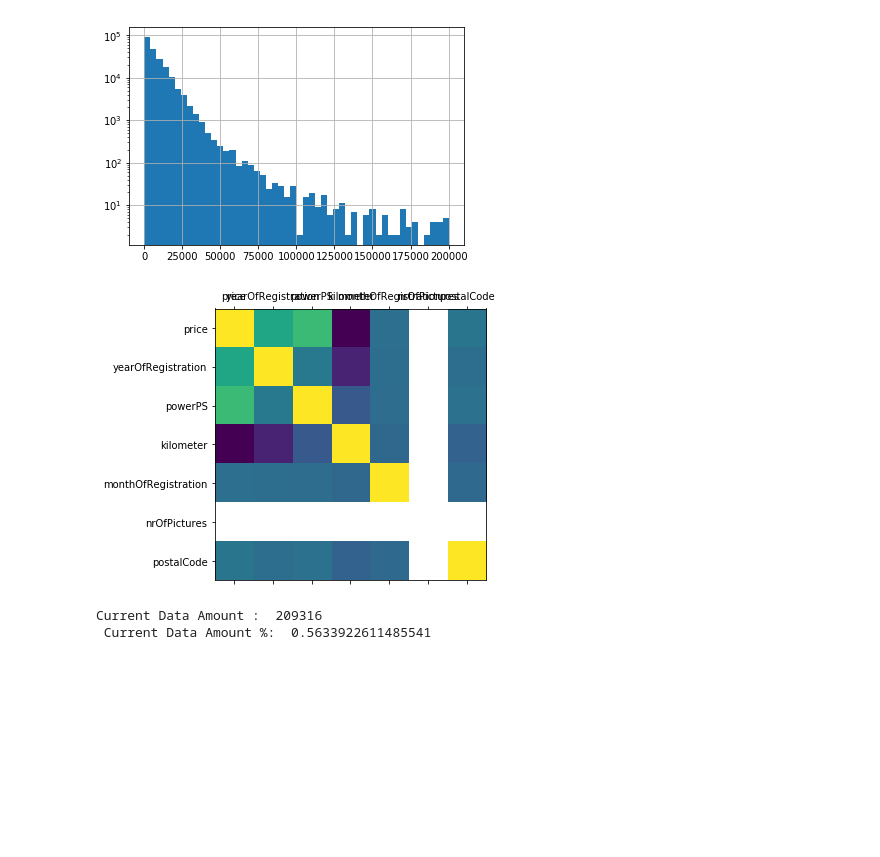
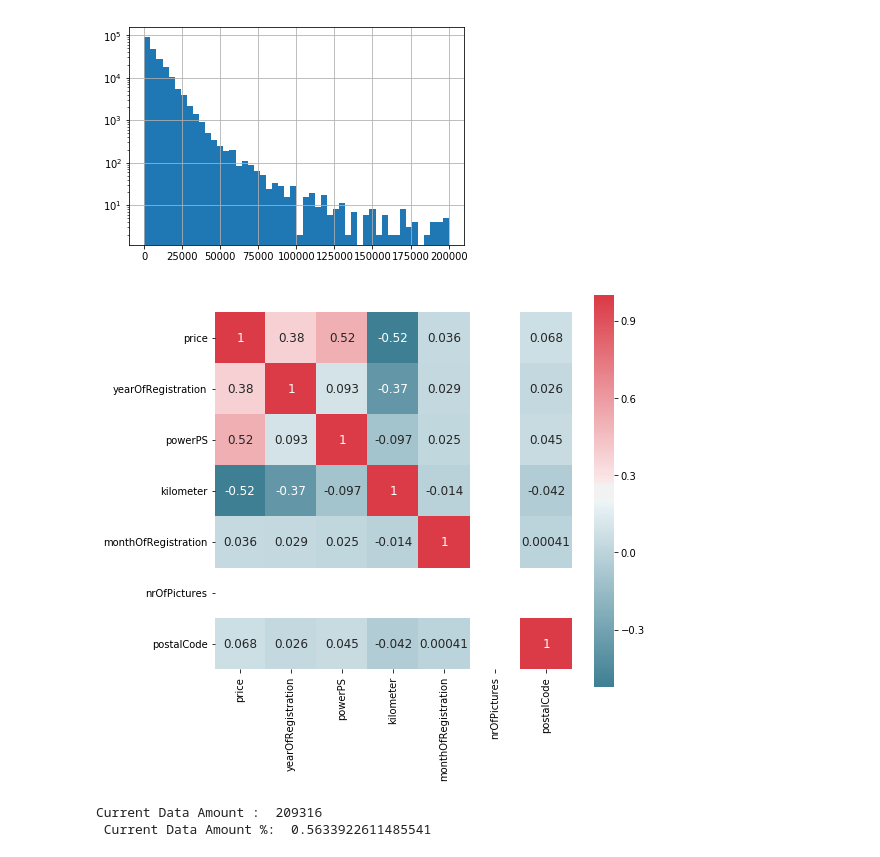
Before and after one commit to koper921/used-car-price, a Jupyter notebook: used_car_starting_kit.ipynb, the cells around one changed output. Cells and saved outputs as stored; diff of their text form; code cells hidden in the pictures; blank space fills up the shorter version.

Commit message:
ajout belle matrice conf

```diff
--- a/used_car_starting_kit.ipynb
+++ b/used_car_starting_kit.ipynb
@@ -201,0 +182,20 @@ plot_corr(data,size=5)
+# %%
+# matrice de correlation
+import matplotlib.pyplot as plt
+
+import seaborn as sns
+def plot_correlation_map( df ):
+    corr = df.corr()
+    _ , ax = plt.subplots( figsize =( 8 , 8 ) )
+    cmap = sns.diverging_palette( 220 , 10 , as_cmap = True )
+    _ = sns.heatmap(
+        corr,
+        cmap = cmap,
+        square=True,
+        cbar_kws={ 'shrink' : .9 },
+        ax=ax,
+        annot = True,
+        annot_kws = { 'fontsize' : 12 }
+    )
+
+plot_correlation_map( data )
@@ -236,9 +238,9 @@ cars_c["price"].hist(bins = 50, log = True)
 [figure]
 # %%
 # more correlation with cleaned data
-plot_corr(cars_c,size=5)
+plot_correlation_map( cars_c )
 # %% [output]
-[figure, old version]
+[figure, new version]
 # %%
 # Discarded amount of the Data
 
```
Also changed, not shown: parts of 4 cells of this notebook.
